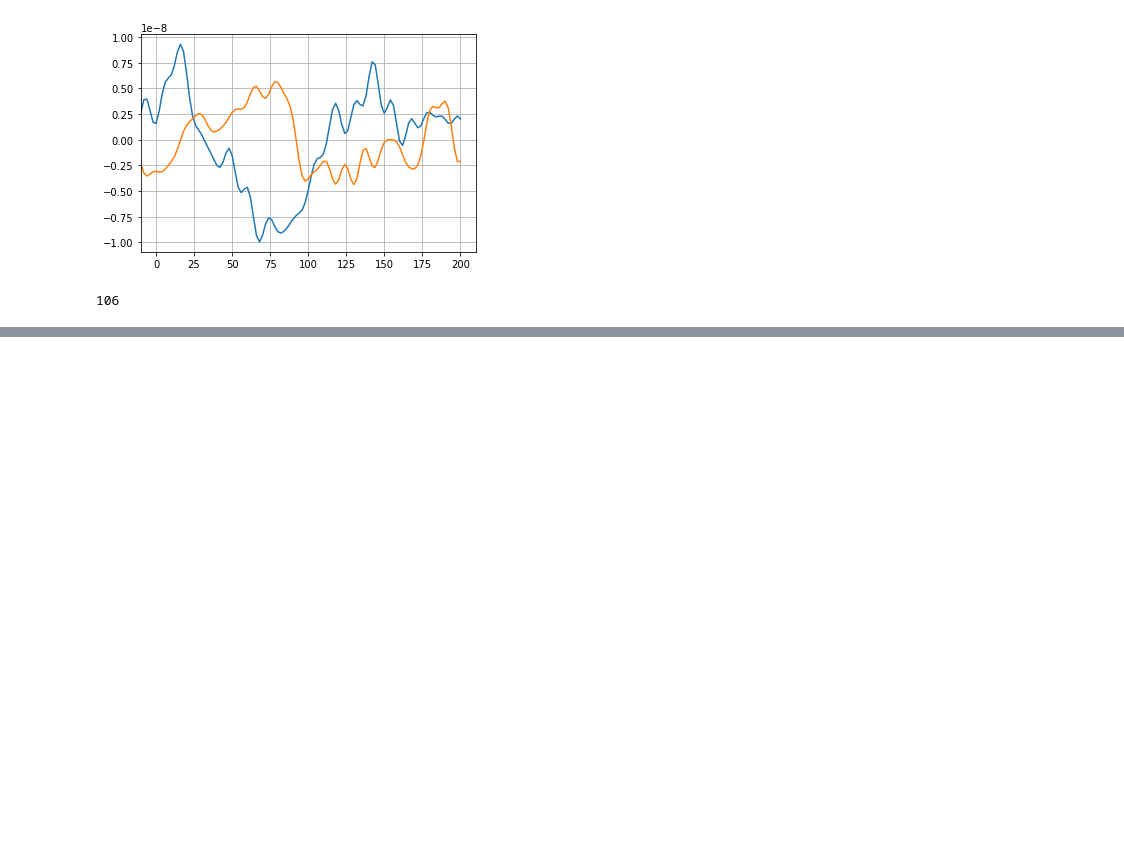
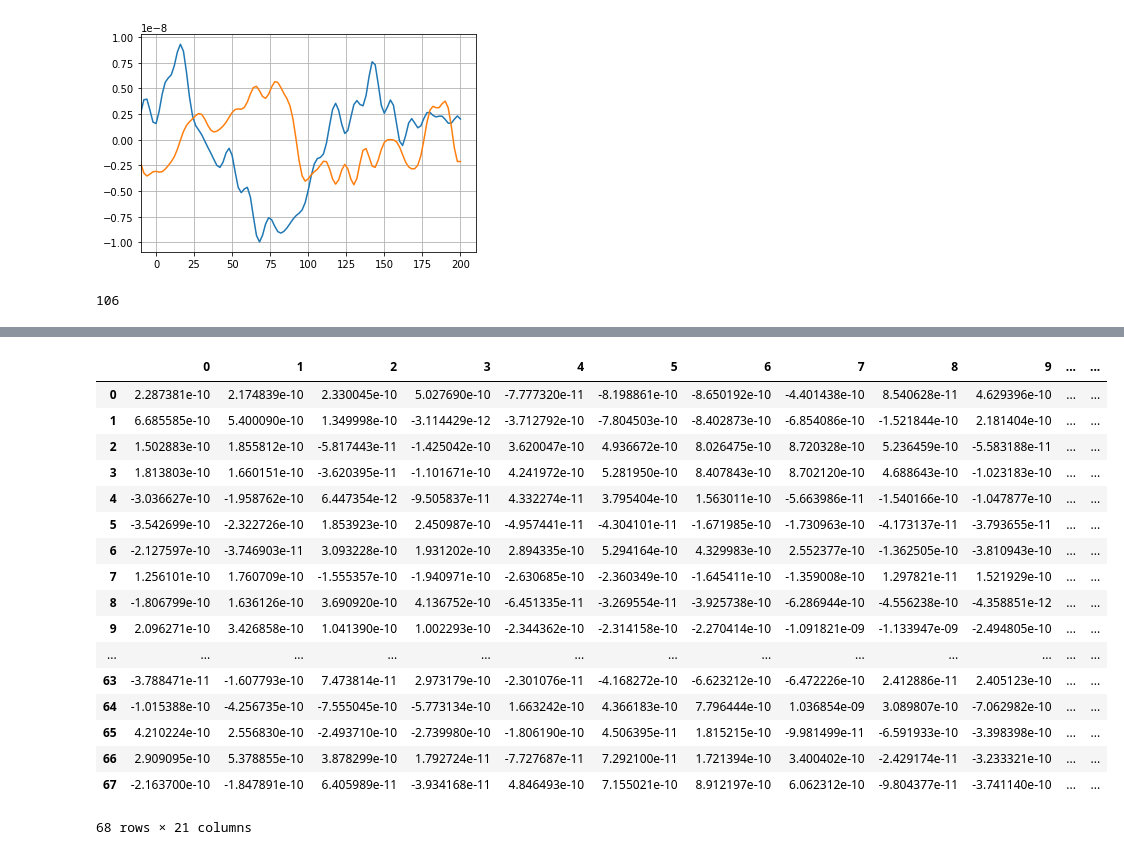
Before and after one commit to msultanmahmud/EEG_Analysis, a Jupyter notebook: Source_Level_Analysis/Aveage_files_v1.ipynb, the cells around one changed output, grey strips where cells are left out. Cells and saved outputs as stored; diff of their text form; code cells hidden in the pictures; blank space fills up the shorter version.

```diff
--- a/Source_Level_Analysis/Aveage_files_v1.ipynb
+++ b/Source_Level_Analysis/Aveage_files_v1.ipynb
@@ -193,8 +175,10 @@ pandas.core.series.Series
 # %%
 j=0; k=5; ad=[]
-for i in range(1,8):
+for i in range(1,21):
     da=dd.iloc[:,i:i+5]
     print j,k
     j=j+6; k=k+6
     ax=da.mean(axis=1)
     ad.append(ax)
+ddrf=pd.DataFrame(ad)
+dtr=ddrf.T
@@ -235,2 +199,14 @@ rr=pd.DataFrame(ad)
 # %%
 rr.shape?
+# %%
+testpath='/home/sultan/EEG/Source_Level_Analysis/csv_write_test/S1/Event_1/'
+dd=pd.read_csv(testpath+'S1event1av0.csv')
+j=2; k=7; ad=[]
+for i in range(0,21):
+    da=dd.iloc[:,j:k]
+    print j,k
+    j=j+5; k=k+5
+    ax=da.mean(axis=1)
+    ad.append(ax)
+ddrf=pd.DataFrame(ad)
+dtr=ddrf.T
@@ -236,0 +254,21 @@ rr.shape?
+# %%
+dtr
+# %% [output]
+|  | 0 | 1 | 2 | 3 | 4 | 5 | 6 | 7 | 8 | 9 | ... | ... |
+| 0 | 2.287381e-10 | 2.174839e-10 | 2.330045e-10 | 5.027690e-10 | -7.777320e-11 | -8.198861e-10 | -8.650192e-10 | -4.401438e-10 | 8.540628e-11 | 4.629396e-10 | ... | ... |
+| 1 | 6.685585e-10 | 5.400090e-10 | 1.349998e-10 | -3.114429e-12 | -3.712792e-10 | -7.804503e-10 | -8.402873e-10 | -6.854086e-10 | -1.521844e-10 | 2.181404e-10 | ... | ... |
+| 2 | 1.502883e-10 | 1.855812e-10 | -5.817443e-11 | -1.425042e-10 | 3.620047e-10 | 4.936672e-10 | 8.026475e-10 | 8.720328e-10 | 5.236459e-10 | -5.583188e-11 | ... | ... |
+| 3 | 1.813803e-10 | 1.660151e-10 | -3.620395e-11 | -1.101671e-10 | 4.241972e-10 | 5.281950e-10 | 8.407843e-10 | 8.702120e-10 | 4.688643e-10 | -1.023183e-10 | ... | ... |
+| 4 | -3.036627e-10 | -1.958762e-10 | 6.447354e-12 | -9.505837e-11 | 4.332274e-11 | 3.795404e-10 | 1.563011e-10 | -5.663986e-11 | -1.540166e-10 | -1.047877e-10 | ... | ... |
+| 5 | -3.542699e-10 | -2.322726e-10 | 1.853923e-10 | 2.450987e-10 | -4.957441e-11 | -4.304101e-11 | -1.671985e-10 | -1.730963e-10 | -4.173137e-11 | -3.793655e-11 | ... | ... |
+| 6 | -2.127597e-10 | -3.746903e-11 | 3.093228e-10 | 1.931202e-10 | 2.894335e-10 | 5.294164e-10 | 4.329983e-10 | 2.552377e-10 | -1.362505e-10 | -3.810943e-10 | ... | ... |
+| 7 | 1.256101e-10 | 1.760709e-10 | -1.555357e-10 | -1.940971e-10 | -2.630685e-10 | -2.360349e-10 | -1.645411e-10 | -1.359008e-10 | 1.297821e-11 | 1.521929e-10 | ... | ... |
+| 8 | -1.806799e-10 | 1.636126e-10 | 3.690920e-10 | 4.136752e-10 | -6.451335e-11 | -3.269554e-11 | -3.925738e-10 | -6.286944e-10 | -4.556238e-10 | -4.358851e-12 | ... | ... |
+| 9 | 2.096271e-10 | 3.426858e-10 | 1.041390e-10 | 1.002293e-10 | -2.344362e-10 | -2.314158e-10 | -2.270414e-10 | -1.091821e-09 | -1.133947e-09 | -2.494805e-10 | ... | ... |
+| ... | ... | ... | ... | ... | ... | ... | ... | ... | ... | ... | ... | ... |
+| 63 | -3.788471e-11 | -1.607793e-10 | 7.473814e-11 | 2.973179e-10 | -2.301076e-11 | -4.168272e-10 | -6.623212e-10 | -6.472226e-10 | 2.412886e-11 | 2.405123e-10 | ... | ... |
+| 64 | -1.015388e-10 | -4.256735e-10 | -7.555045e-10 | -5.773134e-10 | 1.663242e-10 | 4.366183e-10 | 7.796444e-10 | 1.036854e-09 | 3.089807e-10 | -7.062982e-10 | ... | ... |
+| 65 | 4.210224e-10 | 2.556830e-10 | -2.493710e-10 | -2.739980e-10 | -1.806190e-10 | 4.506395e-11 | 1.815215e-10 | -9.981499e-11 | -6.591933e-10 | -3.398398e-10 | ... | ... |
+| 66 | 2.909095e-10 | 5.378855e-10 | 3.878299e-10 | 1.792724e-11 | -7.727687e-11 | 7.292100e-11 | 1.721394e-10 | 3.400402e-10 | -2.429174e-11 | -3.233321e-10 | ... | ... |
+| 67 | -2.163700e-10 | -1.847891e-10 | 6.405989e-11 | -3.934168e-11 | 4.846493e-10 | 7.155021e-10 | 8.912197e-10 | 6.062312e-10 | -9.804377e-11 | -3.741140e-10 | ... | ... |
+68 rows × 21 columns
```
Also changed, not shown: parts of 23 cells of this notebook, 2 other files.
